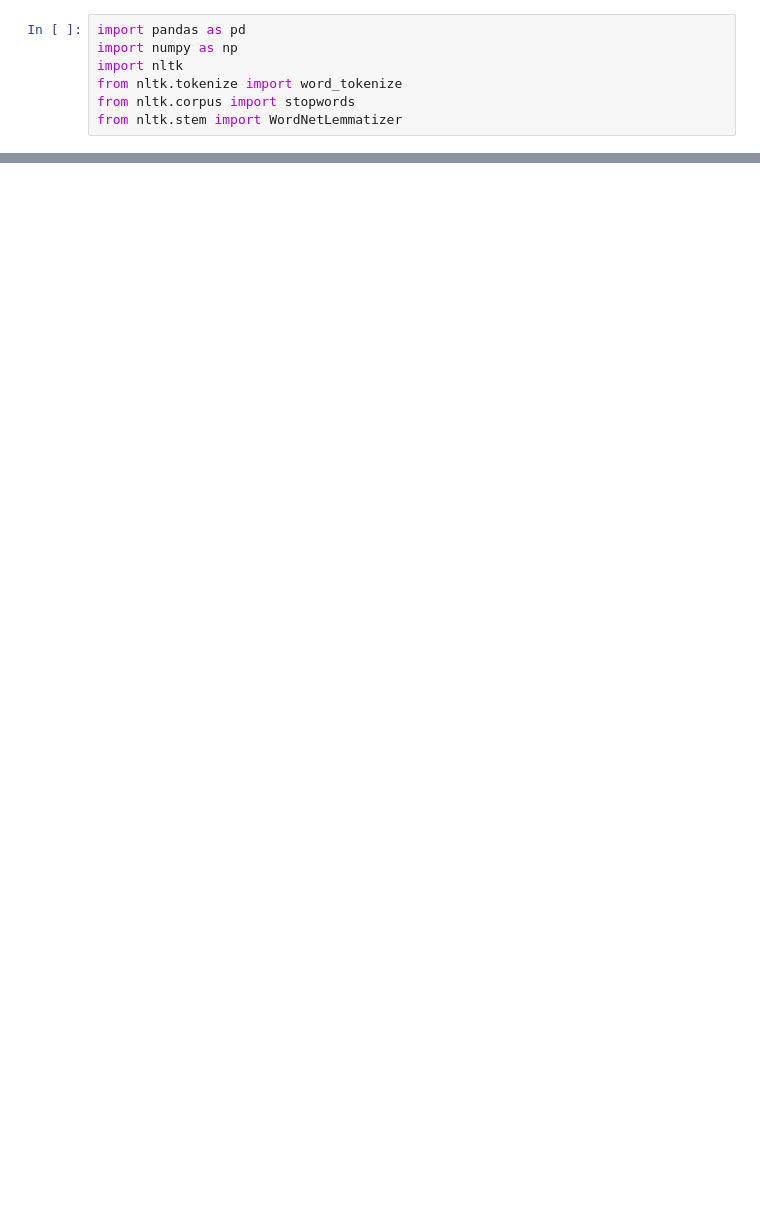
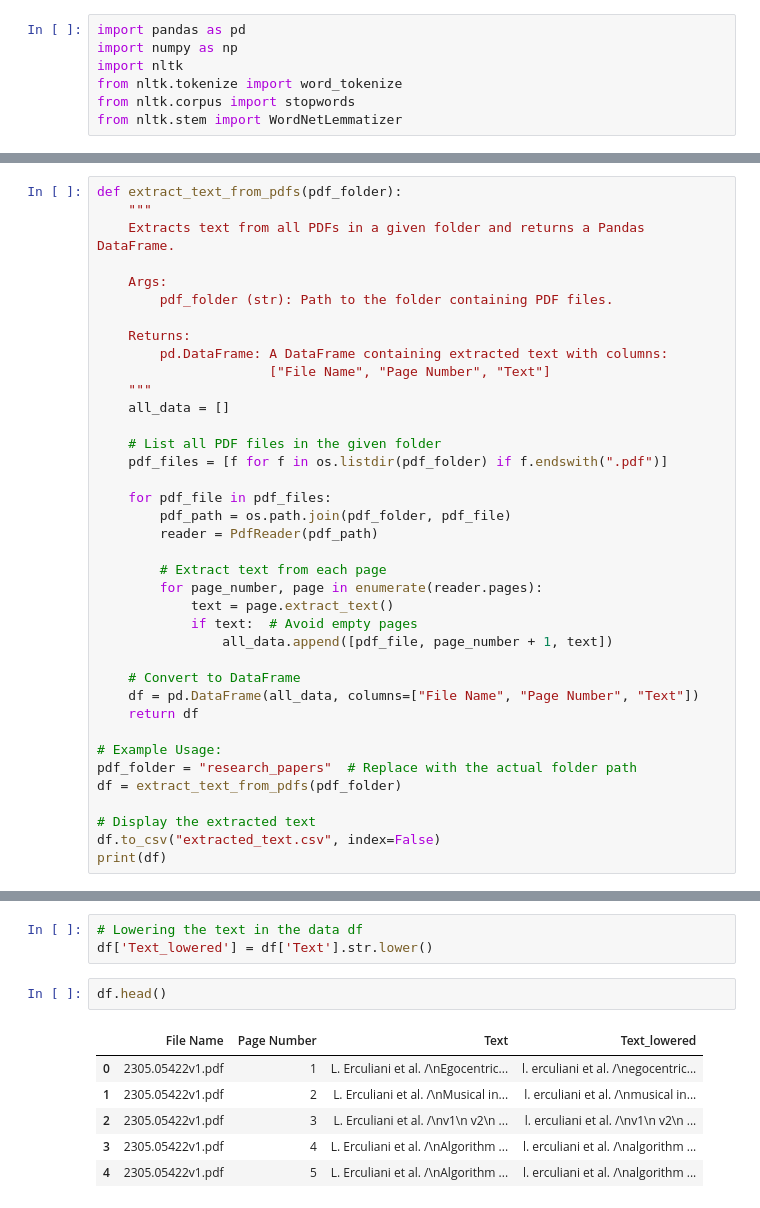
Before and after one commit to RamyaRagu2506/Hybrid_Ontology_Extraction_System_for_Knowledge_Graphs, a Jupyter notebook: Knowledge_extraction.ipynb, the cells around one changed output, grey strips where cells are left out. Saved outputs shown, nothing was run; the diff lists cells and outputs as text; blank space fills up the shorter version.

```diff
--- a/Knowledge_extraction.ipynb
+++ b/Knowledge_extraction.ipynb
@@ -30,0 +15,38 @@ def load_pdf_parser():
+# %%
+def extract_text_from_pdfs(pdf_folder):
+    """
+    Extracts text from all PDFs in a given folder and returns a Pandas DataFrame.
+
+    Args:
+        pdf_folder (str): Path to the folder containing PDF files.
+
+    Returns:
+        pd.DataFrame: A DataFrame containing extracted text with columns:
+                      ["File Name", "Page Number", "Text"]
+    """
+    all_data = []
+
+    # List all PDF files in the given folder
+    pdf_files = [f for f in os.listdir(pdf_folder) if f.endswith(".pdf")]
+
+    for pdf_file in pdf_files:
+        pdf_path = os.path.join(pdf_folder, pdf_file)
+        reader = PdfReader(pdf_path)
+
+        # Extract text from each page
+        for page_number, page in enumerate(reader.pages):
+            text = page.extract_text()
+            if text:  # Avoid empty pages
+                all_data.append([pdf_file, page_number + 1, text])
+
+    # Convert to DataFrame
+    df = pd.DataFrame(all_data, columns=["File Name", "Page Number", "Text"])
+    return df
+
+# Example Usage:
+pdf_folder = "research_papers"  # Replace with the actual folder path
+df = extract_text_from_pdfs(pdf_folder)
+
+# Display the extracted text
+df.to_csv("extracted_text.csv", index=False)
+print(df)
@@ -30,0 +155,12 @@ def load_pdf_parser():
+# %%
+# Lowering the text in the data df
+df['Text_lowered'] = df['Text'].str.lower()
+# %%
+df.head()
+# %% [output]
+|  | File Name | Page Number | Text | Text_lowered |
+| 0 | 2305.05422v1.pdf | 1 | L. Erculiani et al. /\nEgocentric... | l. erculiani et al. /\negocentric... |
+| 1 | 2305.05422v1.pdf | 2 | L. Erculiani et al. /\nMusical in... | l. erculiani et al. /\nmusical in... |
+| 2 | 2305.05422v1.pdf | 3 | L. Erculiani et al. /\nv1\n v2\n ... | l. erculiani et al. /\nv1\n v2\n ... |
+| 3 | 2305.05422v1.pdf | 4 | L. Erculiani et al. /\nAlgorithm ... | l. erculiani et al. /\nalgorithm ... |
+| 4 | 2305.05422v1.pdf | 5 | L. Erculiani et al. /\nAlgorithm ... | l. erculiani et al. /\nalgorithm ... |
```
Also changed, not shown: parts of 25 cells of this notebook, 6 other files.
